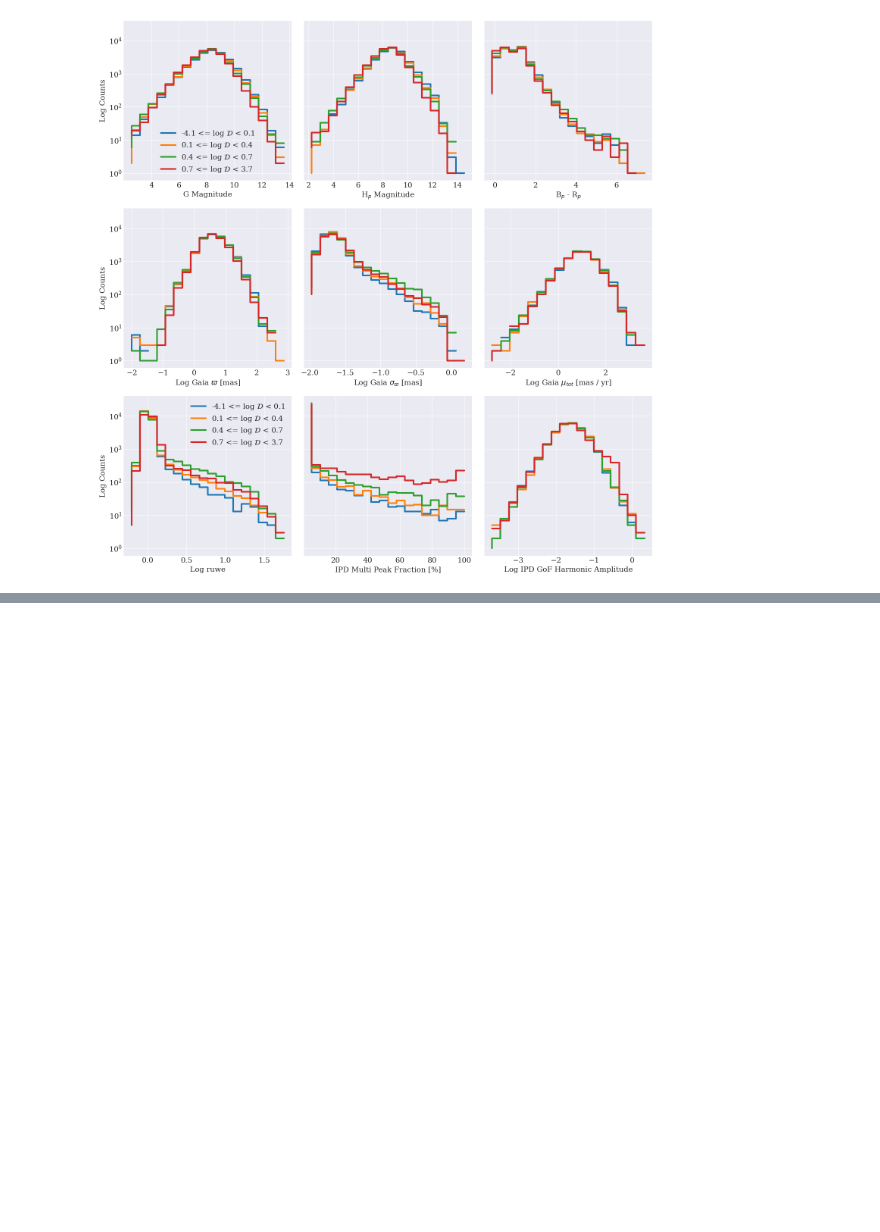
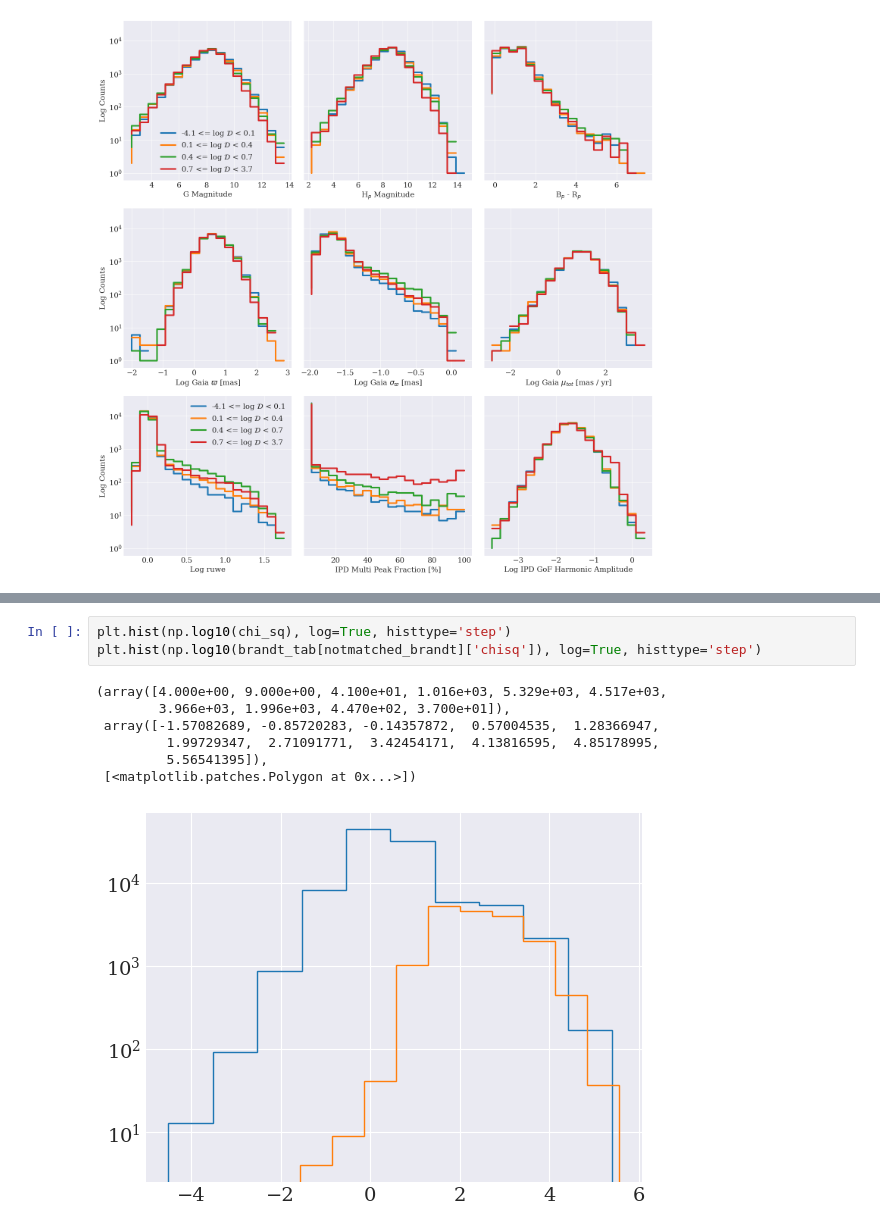
Before and after one commit to RenVit318/masterproject, a Jupyter notebook: src/notebooks/error_normalized_distance_study_marrese.ipynb, the cells around one changed output, grey strips where cells are left out. Drawn from its saved outputs; the diff is of its cells as text; blank space fills up the shorter version.

```diff
--- a/src/notebooks/error_normalized_distance_study_marrese.ipynb
+++ b/src/notebooks/error_normalized_distance_study_marrese.ipynb
@@ -477,0 +582,11 @@ print(np.max(extra_gdata[:,1]))
+# %%
+plt.hist(np.log10(chi_sq), log=True, histtype='step')
+plt.hist(np.log10(brandt_tab[notmatched_brandt]['chisq']), log=True, histtype='step')
+# %% [output]
+(array([4.000e+00, 9.000e+00, 4.100e+01, 1.016e+03, 5.329e+03, 4.517e+03,
+        3.966e+03, 1.996e+03, 4.470e+02, 3.700e+01]),
+ array([-1.57082689, -0.85720283, -0.14357872,  0.57004535,  1.28366947,
+         1.99729347,  2.71091771,  3.42454171,  4.13816595,  4.85178995,
+         5.56541395]),
+ [<matplotlib.patches.Polygon at 0x...>])
+[figure, added]
```
Also changed, not shown: parts of 13 cells of this notebook, 3 other files.
